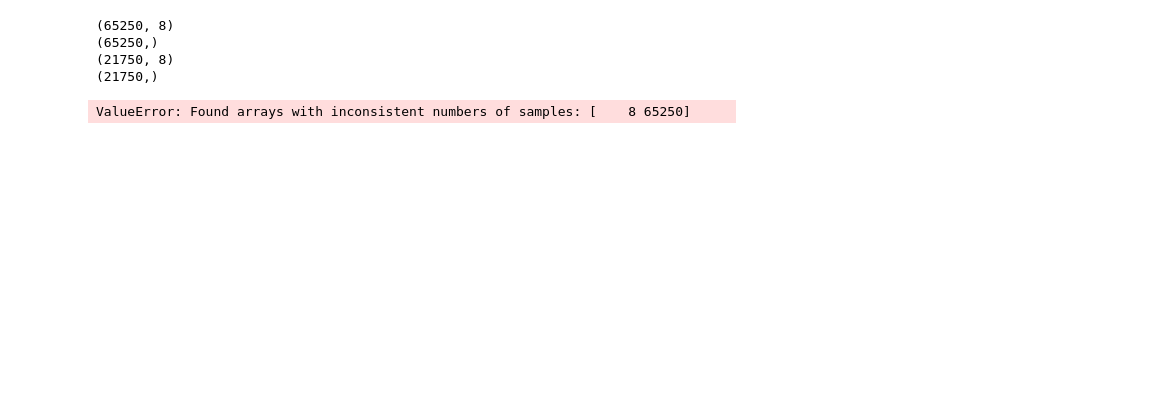
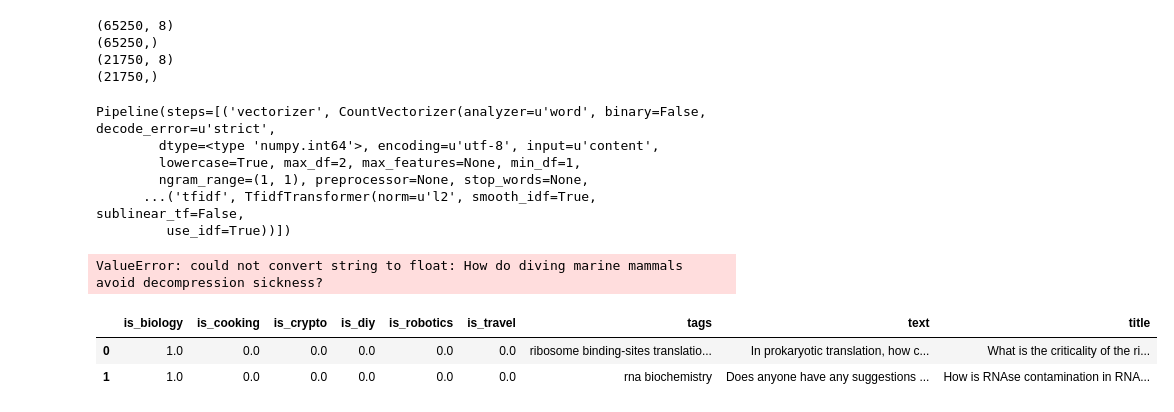
Before and after one commit to jillianhade/Team-Kaggle, a Jupyter notebook: Creates Dummies and Concats DFs.ipynb, the cells around one changed output. Saved outputs shown, nothing was run; the diff lists cells and outputs as text; code cells hidden in the pictures; blank space fills up the shorter version.

```diff
--- a/Creates Dummies and Concats DFs.ipynb
+++ b/Creates Dummies and Concats DFs.ipynb
@@ -199,12 +199,21 @@ from sklearn.multiclass import OneVsRestClassifier
 # %%
 classifier = Pipeline([
     ('vectorizer', CountVectorizer(min_df=1,max_df=2)),
-    ('tfidf', TfidfTransformer()),
-    ('clf', OneVsRestClassifier(LinearSVC()))])
-classifier.fit(x_train, y_train)
-predicted = classifier.predict(x_test)
+    ('tfidf', TfidfTransformer())])
+#     ('clf', OneVsRestClassifier(LinearSVC()))])
+classifier.fit(x_train)
+#predicted = classifier.predict(x_test)
+
+# classifier = Pipeline([
+     #    ('tfidf', TfidfTransformer())])
+    # ('clf', OneVsRestClassifier(LinearSVC()))])
 # %% [output]
-ValueError: Found arrays with inconsistent numbers of samples: [    8 65250]
+Pipeline(steps=[('vectorizer', CountVectorizer(analyzer=u'word', binary=False, decode_error=u'strict',
+        dtype=<type 'numpy.int64'>, encoding=u'utf-8', input=u'content',
+        lowercase=True, max_df=2, max_features=None, min_df=1,
+        ngram_range=(1, 1), preprocessor=None, stop_words=None,
+      ...('tfidf', TfidfTransformer(norm=u'l2', smooth_idf=True, sublinear_tf=False,
+         use_idf=True))])
 # %%
 for item, labels in zip(x_test, predicted):
     print '%s => %s' % (item, ', '.join(y[x] for x in labels))
@@ -210,0 +223,12 @@ for item, labels in zip(x_test, predicted):
+# %%
+rfc = RandomForestClassifier()
+rfc.fit(x_train,y_train)
+rfc.score(x_train,y_train)
+# %% [output]
+ValueError: could not convert string to float: How do diving marine mammals avoid decompression sickness?
+# %%
+documents.head(2)
+# %% [output]
+|  | is_biology | is_cooking | is_crypto | is_diy | is_robotics | is_travel | tags | text | title |
+| 0 | 1.0 | 0.0 | 0.0 | 0.0 | 0.0 | 0.0 | ribosome binding-sites translatio... | In prokaryotic translation, how c... | What is the criticality of the ri... |
+| 1 | 1.0 | 0.0 | 0.0 | 0.0 | 0.0 | 0.0 | rna biochemistry | Does anyone have any suggestions ... | How is RNAse contamination in RNA... |
```
Also changed, not shown: parts of 3 cells of this notebook.
